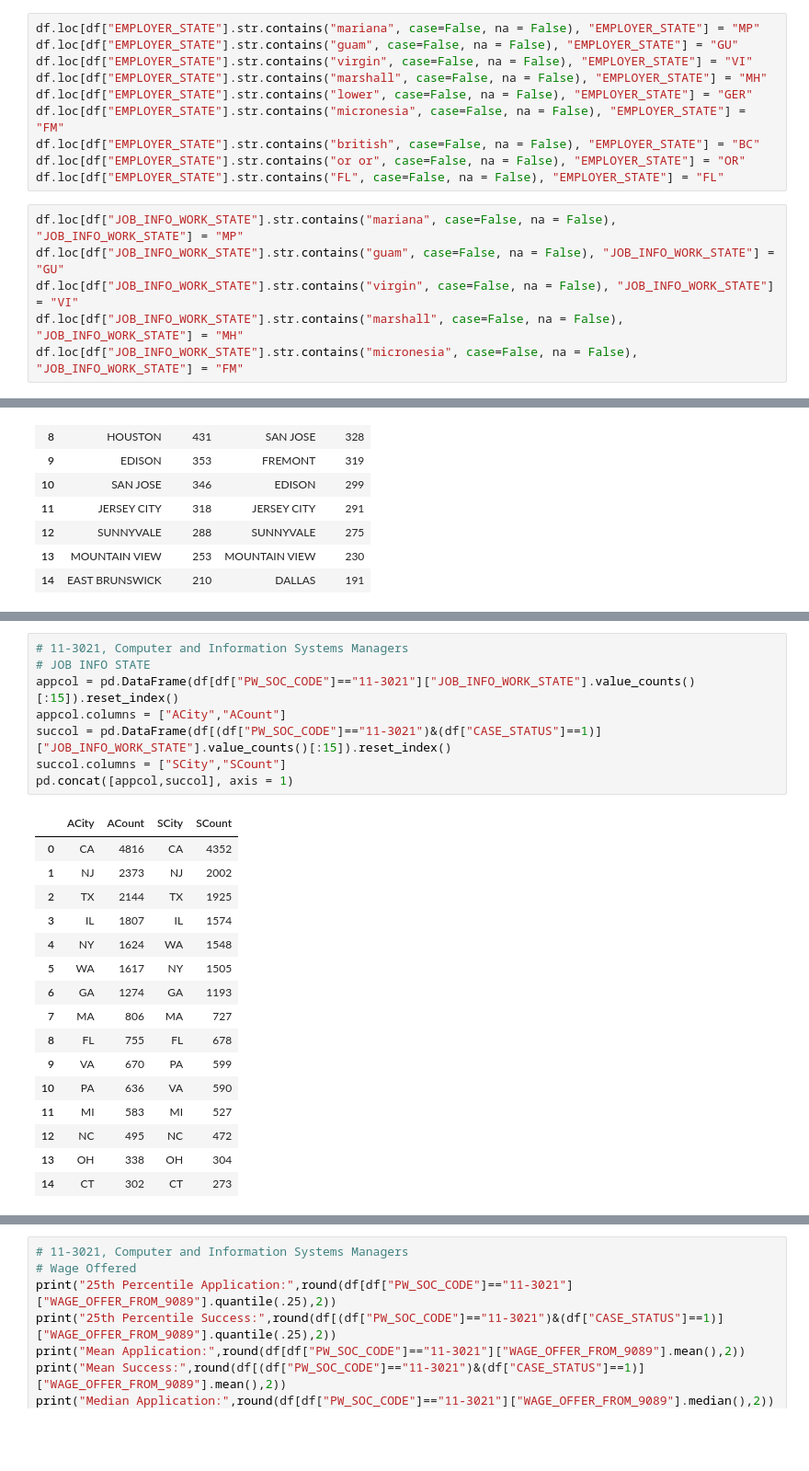
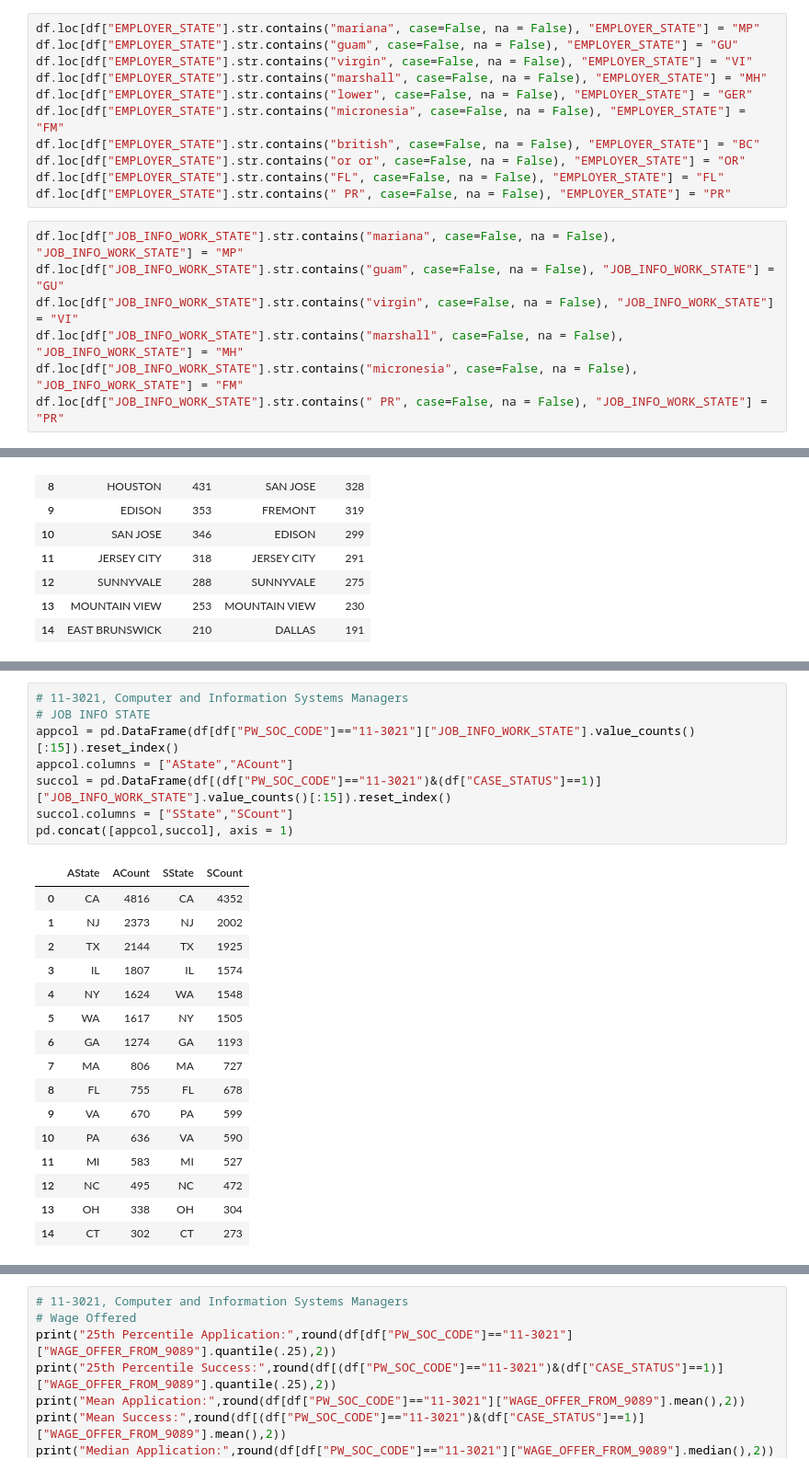
Before and after one commit to tdyk9098/Immigration-Employment-Project, a Jupyter notebook: GC Long Term.ipynb, the cells around one changed output, grey strips where cells are left out. Shown at 92% size. Saved outputs shown, nothing was run; the diff lists cells and outputs as text; blank space fills up the shorter version.

```diff
--- a/GC Long Term.ipynb
+++ b/GC Long Term.ipynb
@@ -290,12 +291,14 @@ df.loc[df["EMPLOYER_STATE"].str.contains("micronesia", case=False, na = False),
 df.loc[df["EMPLOYER_STATE"].str.contains("british", case=False, na = False), "EMPLOYER_STATE"] = "BC"
 df.loc[df["EMPLOYER_STATE"].str.contains("or or", case=False, na = False), "EMPLOYER_STATE"] = "OR"
 df.loc[df["EMPLOYER_STATE"].str.contains("FL", case=False, na = False), "EMPLOYER_STATE"] = "FL"
+df.loc[df["EMPLOYER_STATE"].str.contains(" PR", case=False, na = False), "EMPLOYER_STATE"] = "PR"
 # %%
 df.loc[df["JOB_INFO_WORK_STATE"].str.contains("mariana", case=False, na = False), "JOB_INFO_WORK_STATE"] = "MP"
 df.loc[df["JOB_INFO_WORK_STATE"].str.contains("guam", case=False, na = False), "JOB_INFO_WORK_STATE"] = "GU"
 df.loc[df["JOB_INFO_WORK_STATE"].str.contains("virgin", case=False, na = False), "JOB_INFO_WORK_STATE"] = "VI"
 df.loc[df["JOB_INFO_WORK_STATE"].str.contains("marshall", case=False, na = False), "JOB_INFO_WORK_STATE"] = "MH"
 df.loc[df["JOB_INFO_WORK_STATE"].str.contains("micronesia", case=False, na = False), "JOB_INFO_WORK_STATE"] = "FM"
+df.loc[df["JOB_INFO_WORK_STATE"].str.contains(" PR", case=False, na = False), "JOB_INFO_WORK_STATE"] = "PR"
 # %%
 df["DISC_ST"] = np.where(df["EMPLOYER_STATE"]==df["JOB_INFO_WORK_STATE"], 0, 1)
 df["DISC_CTY"] = np.where(df["EMPLOYER_CITY"]==df["JOB_INFO_WORK_CITY"], 0, 1)
@@ -1499,13 +1923,13 @@ pd.concat([appcol,succol], axis = 1)
 # %%
 # 11-3021, Computer and Information Systems Managers
 # JOB INFO STATE
 appcol = pd.DataFrame(df[df["PW_SOC_CODE"]=="11-3021"]["JOB_INFO_WORK_STATE"].value_counts()[:15]).reset_index()
-appcol.columns = ["ACity","ACount"]
+appcol.columns = ["AState","ACount"]
 succol = pd.DataFrame(df[(df["PW_SOC_CODE"]=="11-3021")&(df["CASE_STATUS"]==1)]["JOB_INFO_WORK_STATE"].value_counts()[:15]).reset_index()
-succol.columns = ["SCity","SCount"]
+succol.columns = ["SState","SCount"]
 pd.concat([appcol,succol], axis = 1)
 # %% [output]
-|  | ACity | ACount | SCity | SCount |
+|  | AState | ACount | SState | SCount |
 | 0 | CA | 4816 | CA | 4352 |
 | 1 | NJ | 2373 | NJ | 2002 |
 | 2 | TX | 2144 | TX | 1925 |
```
Also changed, not shown: parts of 163 cells of this notebook.
